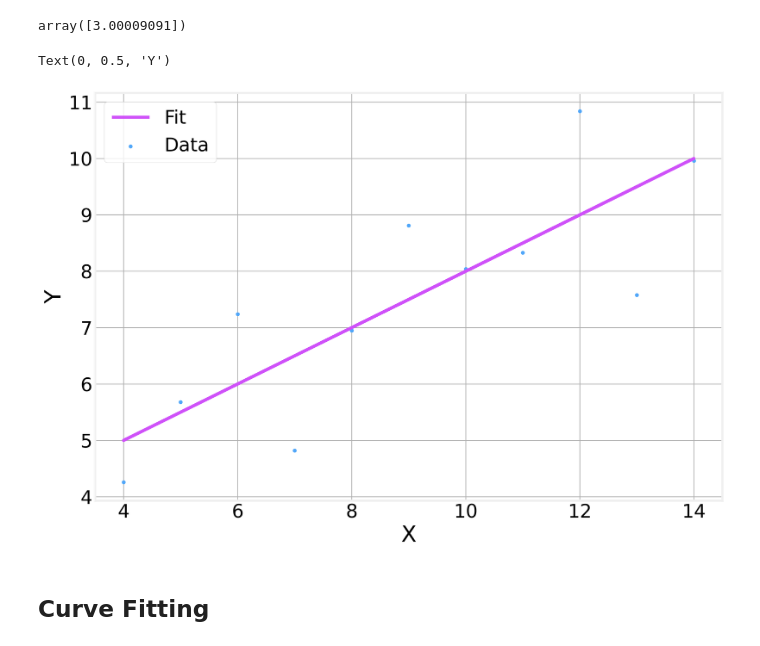
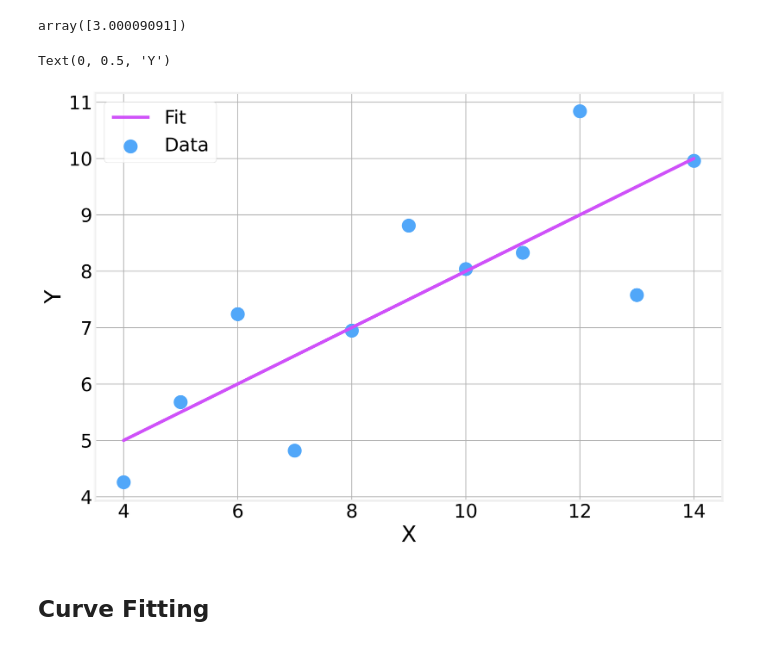
Before and after one commit to DataForScience/Excel, a Jupyter notebook: 3. Simple Data Modeling.ipynb, the cells around one changed output. Drawn from its saved outputs; the diff is of its cells as text; code cells hidden in the pictures.

```diff
--- a/3. Simple Data Modeling.ipynb
+++ b/3. Simple Data Modeling.ipynb
@@ -280,14 +310,14 @@ array([3.00009091])
 # %%
 y_ = lm.predict(data[[0]])
 
-ax = data.plot.scatter(x=0, y=1)
+ax = data.plot(x=0, y=1, kind='scatter', s=300)
 ax.plot(data[0], y_, c=colors[1])
 ax.legend(['Fit', 'Data'])
 ax.set_xlabel('X')
 ax.set_ylabel('Y')
 # %% [output]
 Text(0, 0.5, 'Y')
-[figure, old version]
+[figure, new version]
 # %% [markdown]
 ## Curve Fitting
 # %% [markdown]
```
Also changed, not shown: parts of 11 cells of this notebook, 9 other files.
